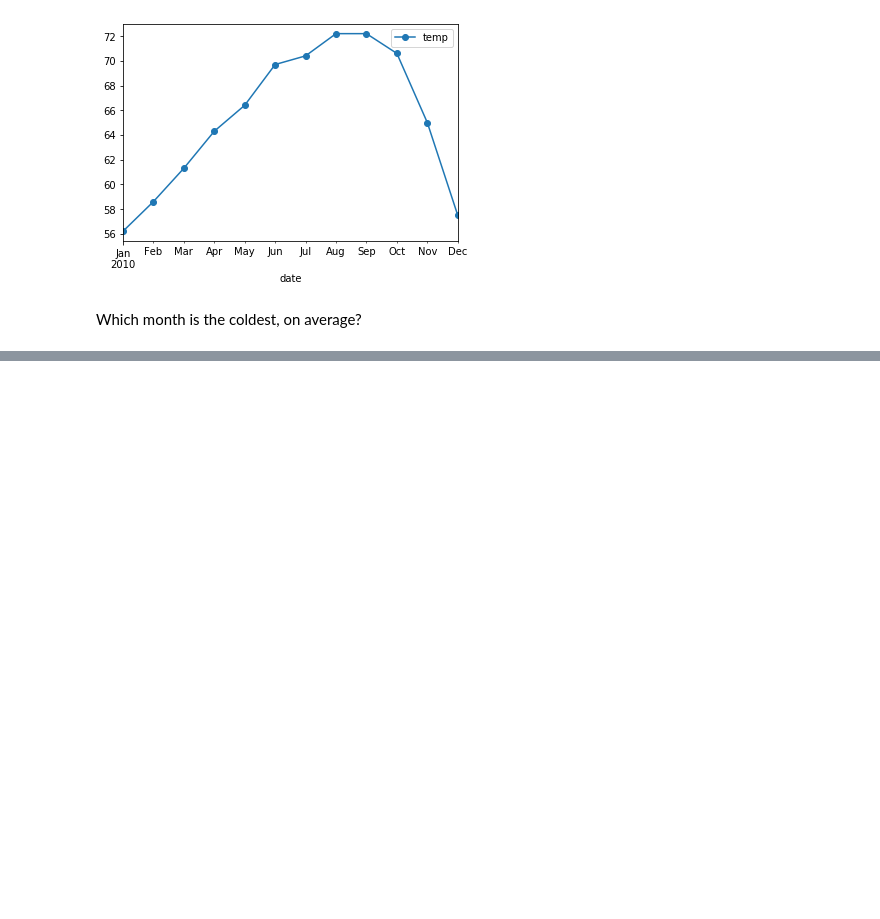
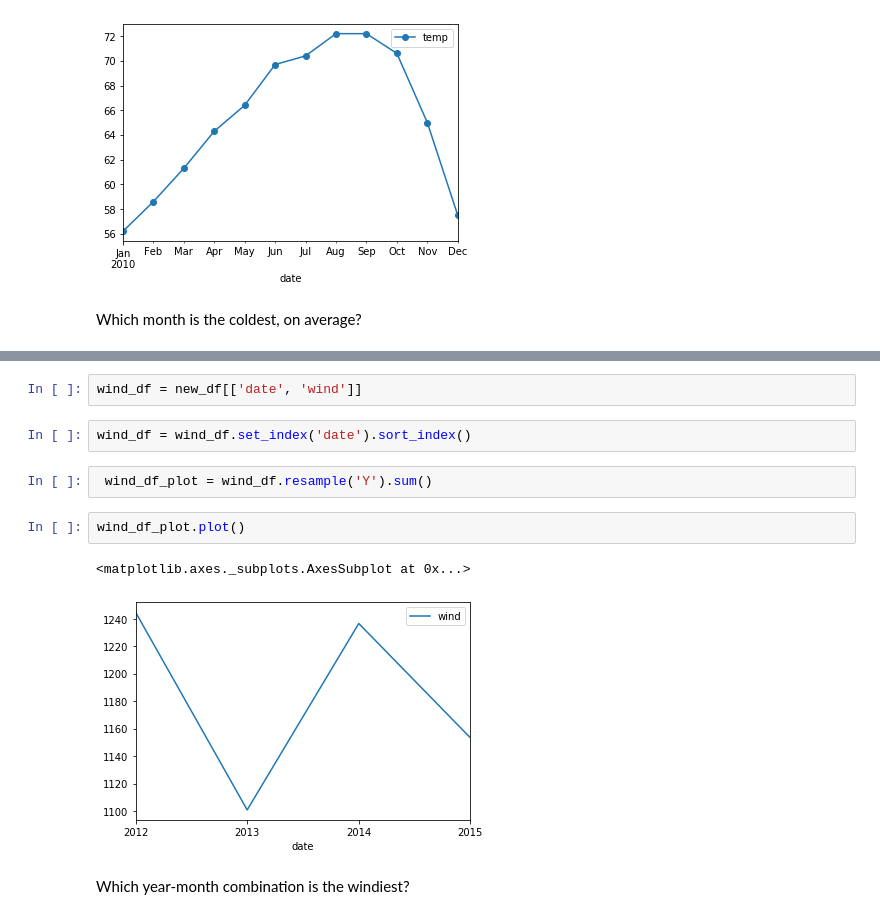
Before and after one commit to matt-c-knight/time-series-exercises, a Jupyter notebook: time-series-manipulation.ipynb, the cells around one changed output, grey strips where cells are left out. Cells and saved outputs as stored; diff of their text form; blank space fills up the shorter version.

```diff
--- a/time-series-manipulation.ipynb
+++ b/time-series-manipulation.ipynb
@@ -112,0 +302,13 @@ TypeError: sort_values() missing 1 required positional argument: 'by'
+# %%
+wind_df = new_df[['date', 'wind']]
+# %%
+wind_df = wind_df.set_index('date').sort_index()
+# %%
+ wind_df_plot = wind_df.resample('Y').sum()
+# %%
+wind_df_plot.plot()
+# %% [output]
+<matplotlib.axes._subplots.AxesSubplot at 0x...>
+[figure, added]
+# %% [markdown]
+Which year-month combination is the windiest?
```
Also changed, not shown: parts of 48 cells of this notebook, 2 other files.
